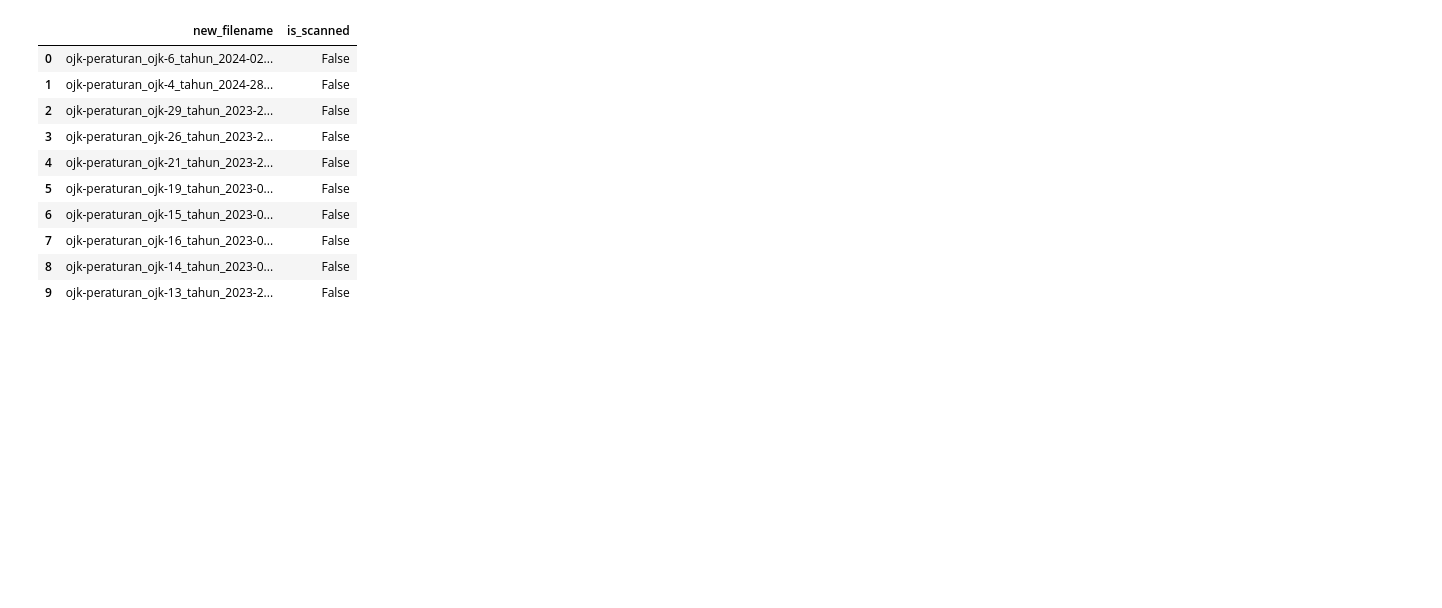
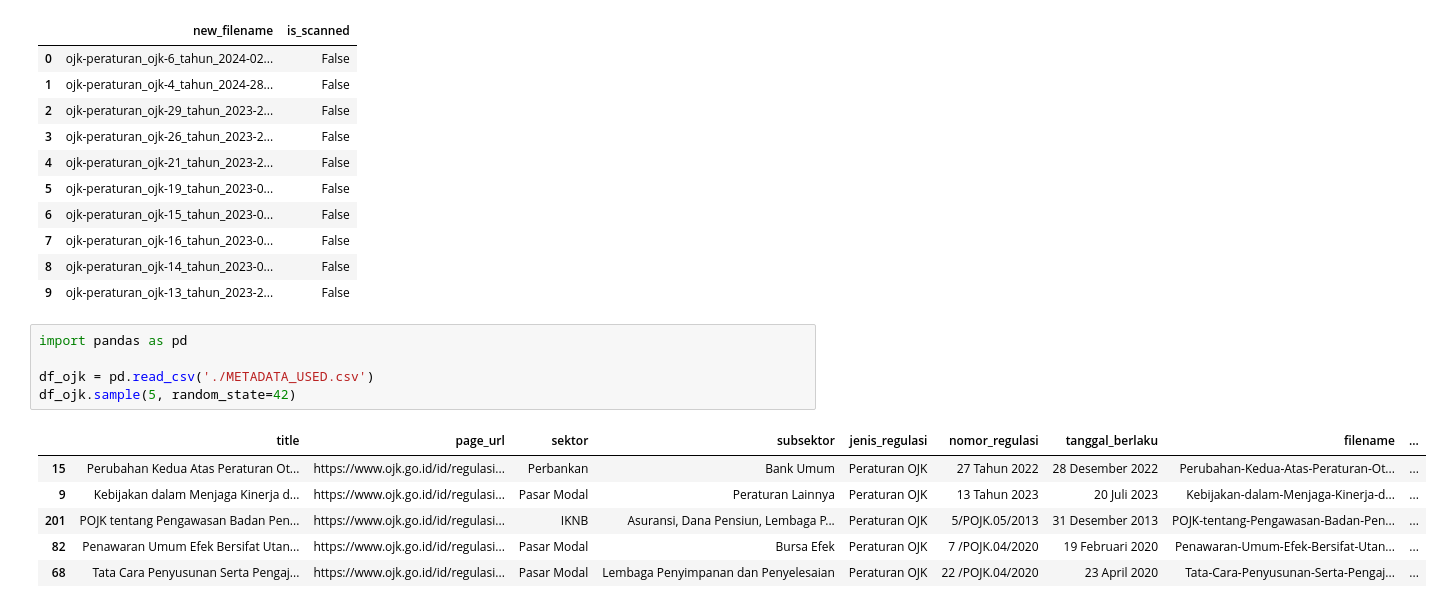
Before and after one commit to xmriz/TA-OJK-QA-DEVELOPMENT, a Jupyter notebook: dataset-filtering/notebook.ipynb, the cells around one changed output. Cells and saved outputs as stored; diff of their text form; blank space fills up the shorter version.

```diff
--- a/dataset-filtering/notebook.ipynb
+++ b/dataset-filtering/notebook.ipynb
@@ -454,3 +454,15 @@ Name: count, dtype: int64
 | 7 | ojk-peraturan_ojk-16_tahun_2023-0... | False |
 | 8 | ojk-peraturan_ojk-14_tahun_2023-0... | False |
 | 9 | ojk-peraturan_ojk-13_tahun_2023-2... | False |
+# %%
+import pandas as pd
+
+df_ojk = pd.read_csv('./METADATA_USED.csv')
+df_ojk.sample(5, random_state=42)
+# %% [output]
+|  | title | page_url | sektor | subsektor | jenis_regulasi | nomor_regulasi | tanggal_berlaku | filename | ... |
+| 15 | Perubahan Kedua Atas Peraturan Ot... | https://www.ojk.go.id/id/regulasi... | Perbankan | Bank Umum | Peraturan OJK | 27 Tahun 2022 | 28 Desember 2022 | Perubahan-Kedua-Atas-Peraturan-Ot... | ... |
+| 9 | Kebijakan dalam Menjaga Kinerja d... | https://www.ojk.go.id/id/regulasi... | Pasar Modal | Peraturan Lainnya | Peraturan OJK | 13 Tahun 2023 | 20 Juli 2023 | Kebijakan-dalam-Menjaga-Kinerja-d... | ... |
+| 201 | POJK tentang Pengawasan Badan Pen... | https://www.ojk.go.id/id/regulasi... | IKNB | Asuransi, Dana Pensiun, Lembaga P... | Peraturan OJK | 5/POJK.05/2013 | 31 Desember 2013 | POJK-tentang-Pengawasan-Badan-Pen... | ... |
+| 82 | Penawaran Umum Efek Bersifat Utan... | https://www.ojk.go.id/id/regulasi... | Pasar Modal | Bursa Efek | Peraturan OJK | 7 /POJK.04/2020 | 19 Februari 2020 | Penawaran-Umum-Efek-Bersifat-Utan... | ... |
+| 68 | Tata Cara Penyusunan Serta Pengaj... | https://www.ojk.go.id/id/regulasi... | Pasar Modal | Lembaga Penyimpanan dan Penyelesaian | Peraturan OJK | 22 /POJK.04/2020 | 23 April 2020 | Tata-Cara-Penyusunan-Serta-Pengaj... | ... |
```
Also changed, not shown: 15 other files.
